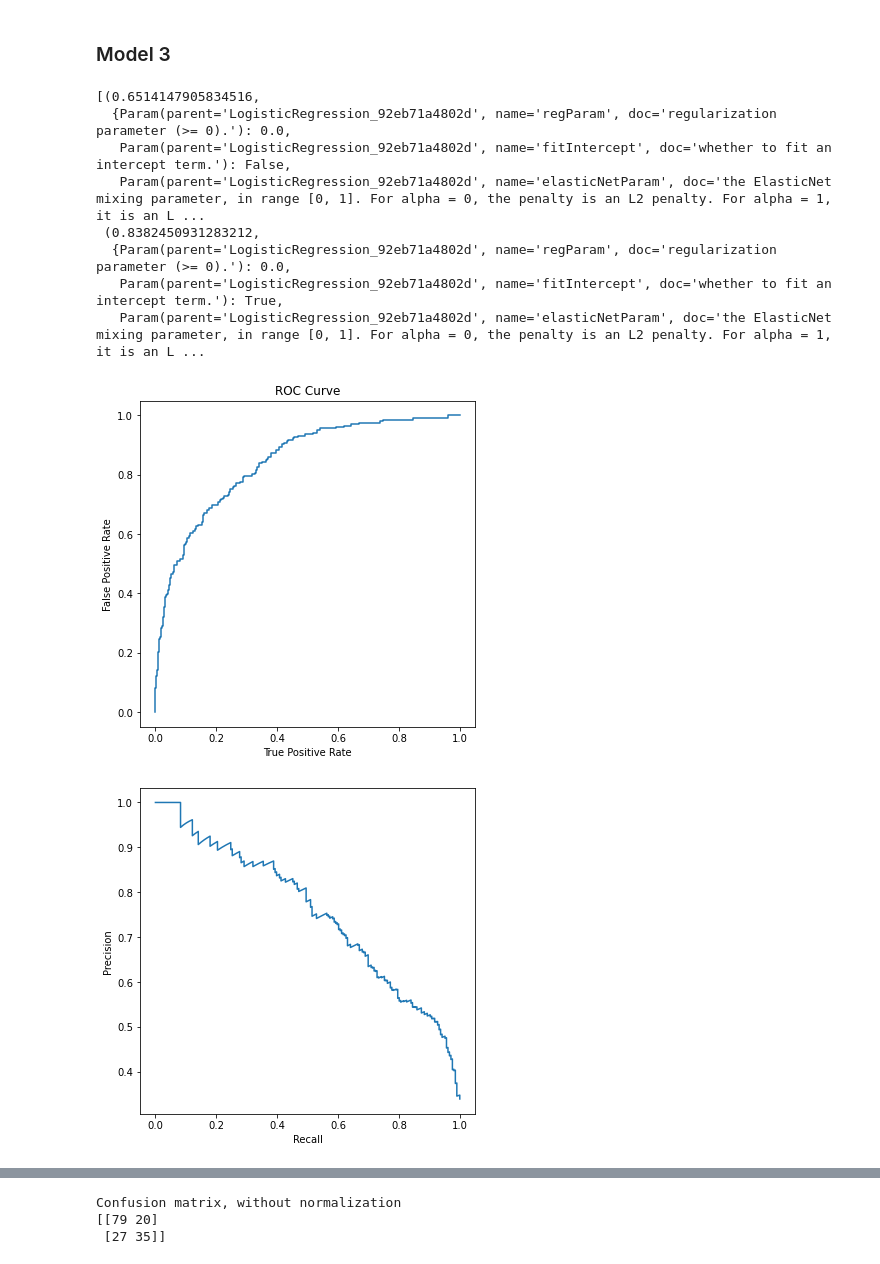
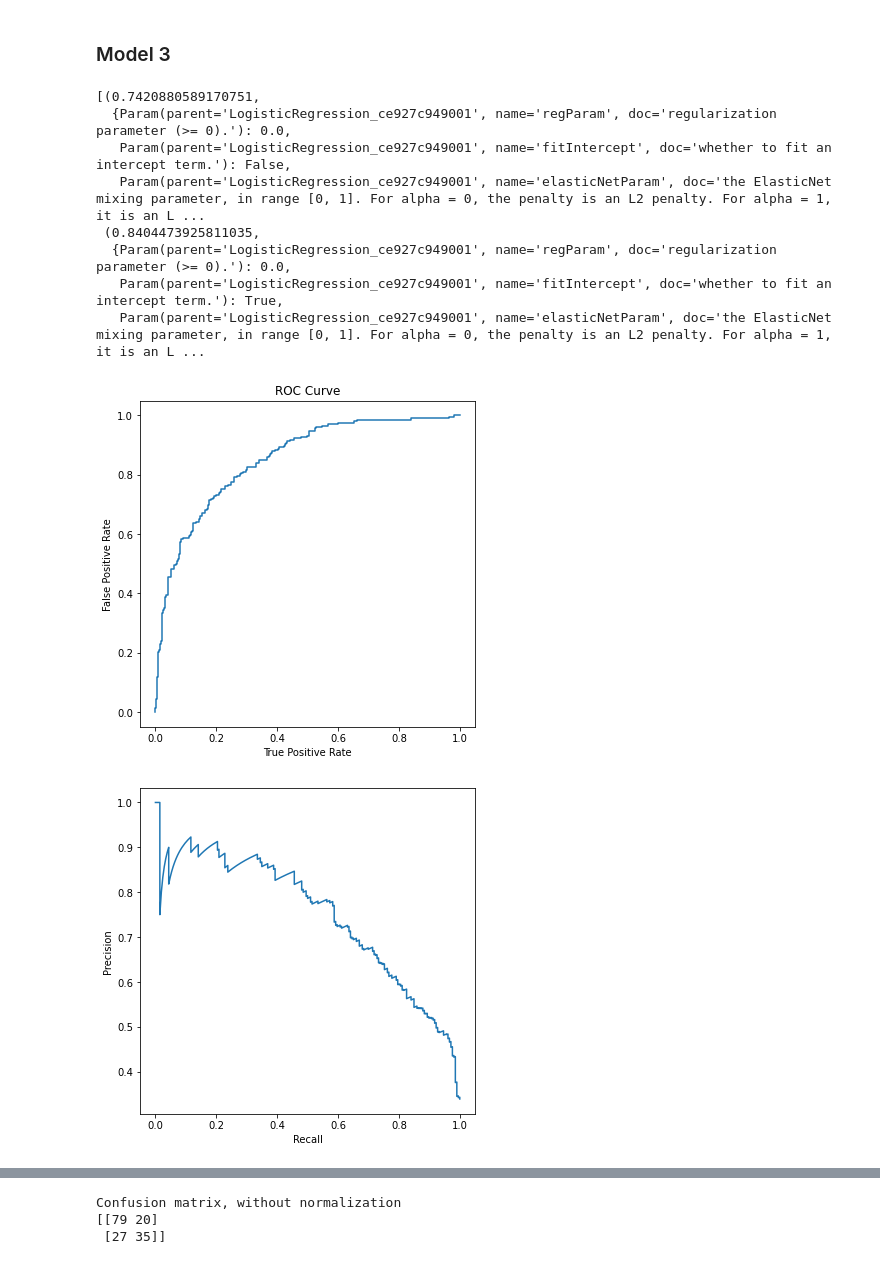
Before and after one commit to peshekhodko/FinalProject, a Jupyter notebook: FinalProject.ipynb, the cells around one changed output, grey strips where cells are left out. Cells and saved outputs as stored; diff of their text form; code cells hidden in the pictures.

Commit message:
Interaction term for the third model added

```diff
--- a/FinalProject.ipynb
+++ b/FinalProject.ipynb
@@ -722,16 +728,26 @@ Normalized confusion matrix
 # %% [markdown]
 ### Model 3
 # %%
+from pyspark.ml.feature import Interaction
+
 sqlTrans = SQLTransformer(
-    statement = "SELECT Pregnancies, Glucose, Insulin, Glucose*Insulin as Inter, BMI, outcome as label FROM __THIS__")
+    statement = "SELECT Age, BloodPressure, \
+    Pregnancies, Glucose, SkinThickness, \
+    Insulin, DiabetesPedigreeFunction, BMI, \
+    outcome as label FROM __THIS__"
+)
 
-assembler = VectorAssembler(inputCols = ["Pregnancies", "Glucose", "Insulin", "Inter", "BMI"], outputCol = "features", handleInvalid = 'keep')
+interaction = Interaction(inputCols=["BloodPressure", "Glucose", "SkinThickness",
+                                     "Insulin"], outputCol="interactedCol")
 
-#px = PolynomialExpansion(degree=2, inputCol="features_for", outputCol="features")
+assembler = VectorAssembler(inputCols = ["Age", "BloodPressure",
+                                         "Pregnancies", "Glucose",
+                                         "SkinThickness", "Insulin",
+                                         "DiabetesPedigreeFunction",
+                                         "BMI", "interactedCol"],
+                            outputCol = "features", handleInvalid = 'keep')
 
-#pipeline = Pipeline(stages = [sqlTrans, assembler, px, lr])
-
-pipeline = Pipeline(stages = [sqlTrans, assembler, lr])
+pipeline = Pipeline(stages = [sqlTrans, interaction, assembler, lr])
 # %%
 paramGrid = ParamGridBuilder() \
     .addGrid(lr.regParam, [0]) \
@@ -747,25 +763,25 @@ cvModel = crossval.fit(train)
 # %%
 list(zip(cvModel.avgMetrics, paramGrid))
 # %% [output]
-[(0.6514147905834516,
-  {Param(parent='LogisticRegression_92eb71a4802d', name='regParam', doc='regularization parameter (>= 0).'): 0.0,
-   Param(parent='LogisticRegression_92eb71a4802d', name='fitIntercept', doc='whether to fit an intercept term.'): False,
-   Param(parent='LogisticRegression_92eb71a4802d', name='elasticNetParam', doc='the ElasticNet mixing parameter, in range [0, 1]. For alpha = 0, the penalty is an L2 penalty. For alpha = 1, it is an L ...
- (0.8382450931283212,
-  {Param(parent='LogisticRegression_92eb71a4802d', name='regParam', doc='regularization parameter (>= 0).'): 0.0,
-   Param(parent='LogisticRegression_92eb71a4802d', name='fitIntercept', doc='whether to fit an intercept term.'): True,
-   Param(parent='LogisticRegression_92eb71a4802d', name='elasticNetParam', doc='the ElasticNet mixing parameter, in range [0, 1]. For alpha = 0, the penalty is an L2 penalty. For alpha = 1, it is an L ...
+[(0.7420880589170751,
+  {Param(parent='LogisticRegression_ce927c949001', name='regParam', doc='regularization parameter (>= 0).'): 0.0,
+   Param(parent='LogisticRegression_ce927c949001', name='fitIntercept', doc='whether to fit an intercept term.'): False,
+   Param(parent='LogisticRegression_ce927c949001', name='elasticNetParam', doc='the ElasticNet mixing parameter, in range [0, 1]. For alpha = 0, the penalty is an L2 penalty. For alpha = 1, it is an L ...
+ (0.8404473925811035,
+  {Param(parent='LogisticRegression_ce927c949001', name='regParam', doc='regularization parameter (>= 0).'): 0.0,
+   Param(parent='LogisticRegression_ce927c949001', name='fitIntercept', doc='whether to fit an intercept term.'): True,
+   Param(parent='LogisticRegression_ce927c949001', name='elasticNetParam', doc='the ElasticNet mixing parameter, in range [0, 1]. For alpha = 0, the penalty is an L2 penalty. For alpha = 1, it is an L ...
 # %%
-model3= cvModel.bestModel.stages[2]
+model3= cvModel.bestModel.stages[3]
 trainingSummary = model3.summary
 roc = trainingSummary.roc.toPandas()
 plt.plot(roc['FPR'],roc['TPR'])
 plt.ylabel('False Positive Rate')
 plt.xlabel('True Positive Rate')
 plt.title('ROC Curve')
 plt.show()
 # %% [output]
-[figure, old version]
+[figure, new version]
 # %%
 pr = trainingSummary.pr.toPandas()
 plt.plot(pr['recall'],pr['precision'])
@@ -773,7 +789,7 @@ plt.ylabel('Precision')
 plt.xlabel('Recall')
 plt.show()
 # %% [output]
-[figure, old version]
+[figure, new version]
 # %%
 cvModel.transform(test).show(5)
 # %% [output]
```
Also changed, not shown: parts of 15 cells of this notebook.
